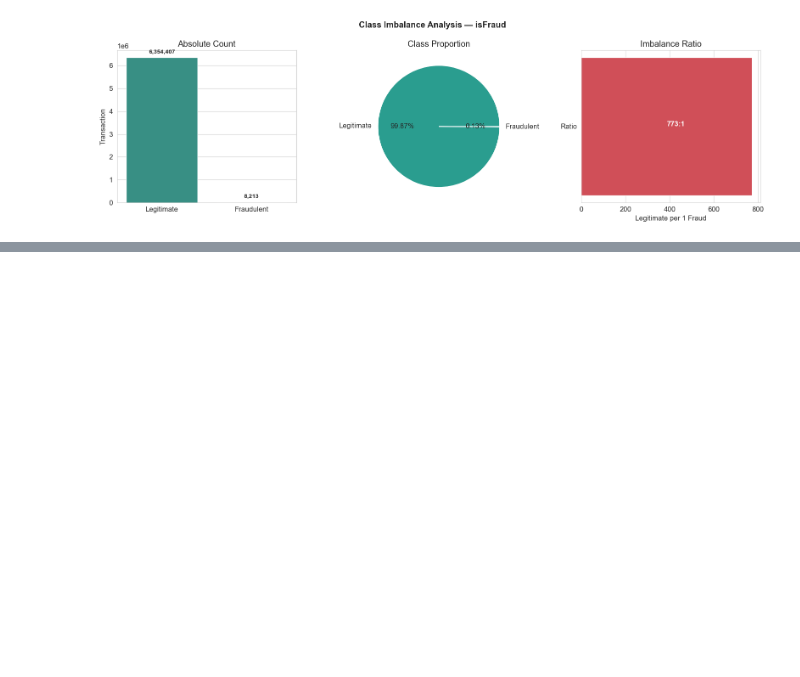
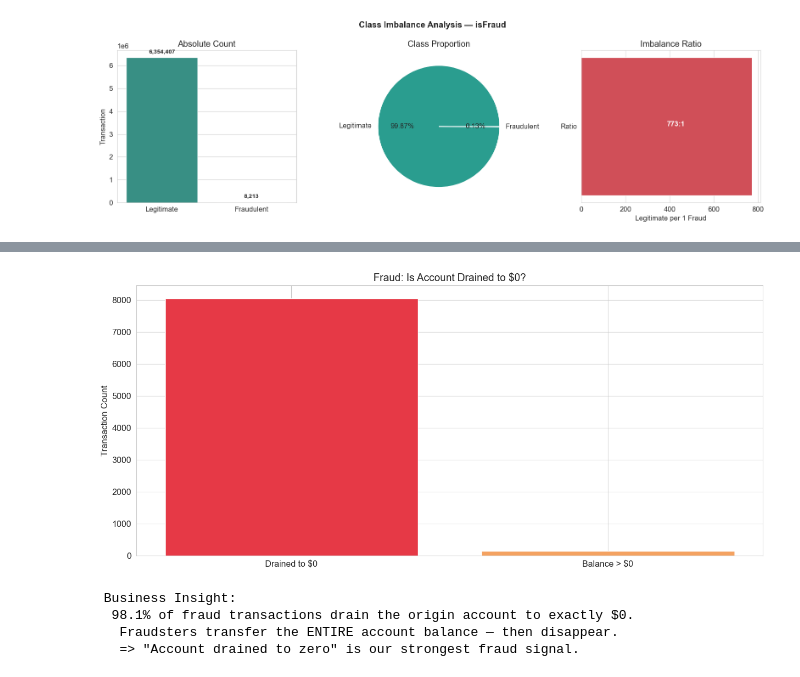
Before and after one commit to krupalgohil/Financial-Fraud-Detection-System, a Jupyter notebook: AML.ipynb, the cells around one changed output, grey strips where cells are left out. Drawn from its saved outputs; the diff is of its cells as text; code cells hidden in the pictures; blank space fills up the shorter version.

```diff
--- a/AML.ipynb
+++ b/AML.ipynb
@@ -456,0 +533,33 @@ ValueError: The palette dictionary is missing keys: {'Legitmate'}
+# %%
+# ── Chart 5: Account balance patterns ────────────────────────
+# Business Question: What happens to account balance during fraud?
+
+# Count how many fraud transactions left $0 vs >$0
+fraud_zero = (df['isFraud'] == 1) & (df['newbalanceOrig'] == 0)
+fraud_not_zero = (df['isFraud'] == 1) & (df['newbalanceOrig'] > 0)
+
+counts = [fraud_zero.sum(), fraud_not_zero.sum()]
+labels = ['Drained to $0', 'Balance > $0']
+
+# Bar plot
+plt.bar(labels, counts, color=['#E63946', '#F4A261'])
+plt.title('Fraud: Is Account Drained to $0?')
+plt.ylabel('Transaction Count')
+plt.xlabel('')
+
+plt.tight_layout()
+plt.savefig('Visuals/chart5_balance_patterns.png', dpi=150, bbox_inches='tight')
+plt.show()
+
+# Print insight
+fraud_zeroed_pct = (df[df['isFraud']==1]['newbalanceOrig'] == 0).mean() * 100
+print(' Business Insight:')
+print(f'  {fraud_zeroed_pct:.1f}% of fraud transactions drain the origin account to exactly $0.')
+print('   Fraudsters transfer the ENTIRE account balance — then disappear.')
+print('   => "Account drained to zero" is our strongest fraud signal.')
+# %% [output]
+[figure, added]
+ Business Insight:
+  98.1% of fraud transactions drain the origin account to exactly $0.
+   Fraudsters transfer the ENTIRE account balance — then disappear.
+   => "Account drained to zero" is our strongest fraud signal.
```
Also changed, not shown: parts of 7 cells of this notebook, 4 other files.
